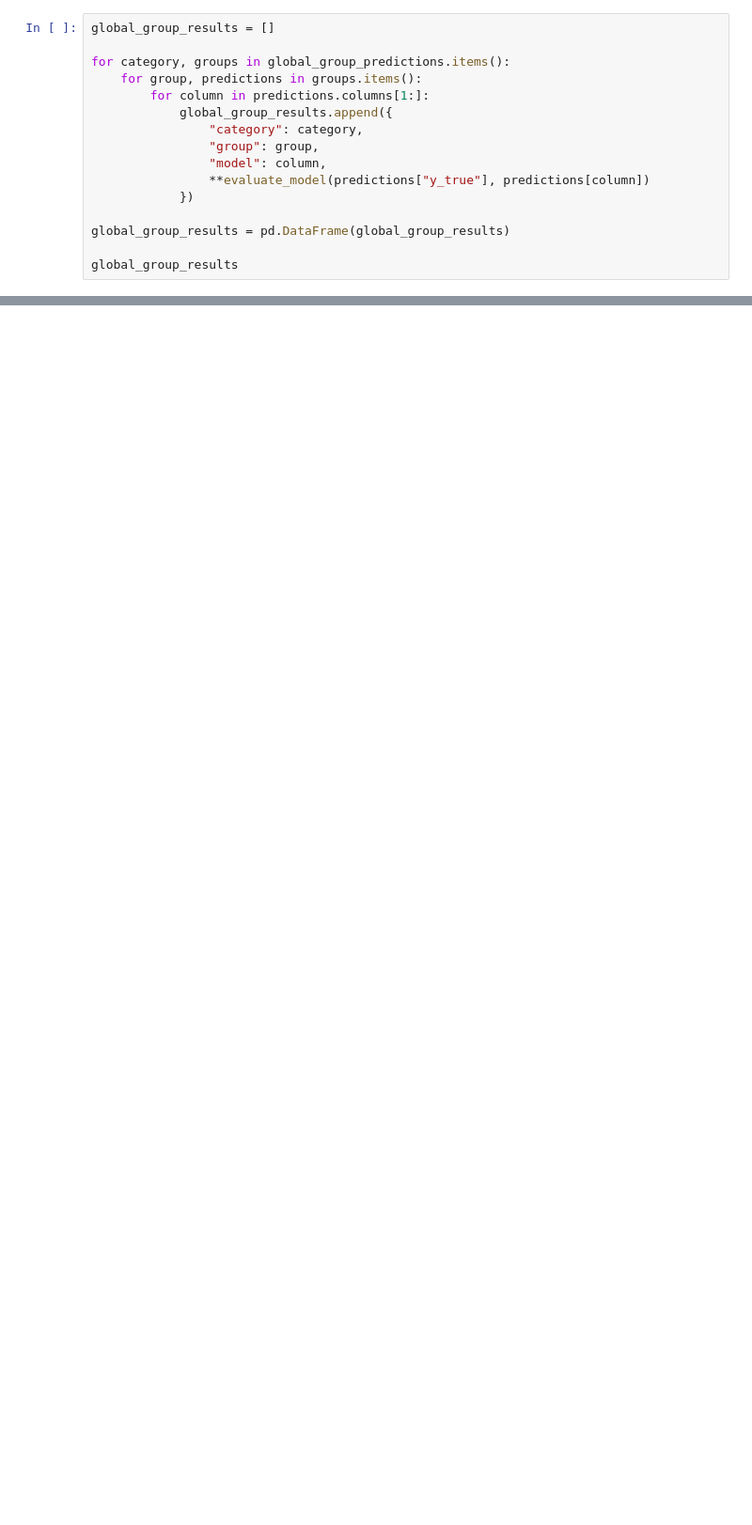
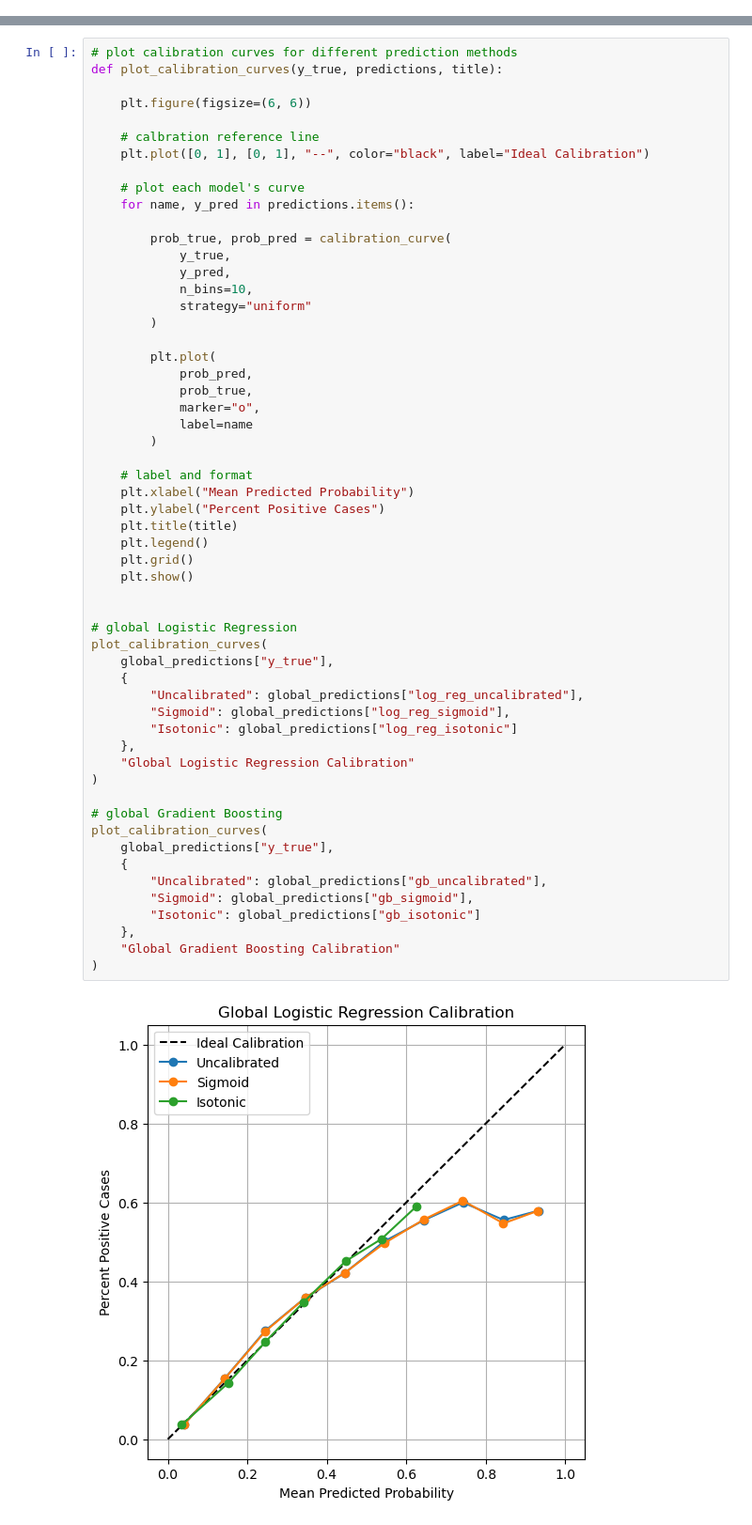
Before and after one commit to emurilloreyes/demographic-diabetes-calibration, a Jupyter notebook: notebooks/04_model_performance.ipynb, the cells around one changed output, grey strips where cells are left out. Shown at 94% size. Drawn from its saved outputs; the diff is of its cells as text; blank space fills up the shorter version.

Commit message:
Add files via upload
brier score and roc-auc
initial plotting

```diff
--- a/notebooks/04_model_performance.ipynb
+++ b/notebooks/04_model_performance.ipynb
@@ -92,16 +45,0 @@ demographic_results
-# %%
-global_group_results = []
-
-for category, groups in global_group_predictions.items():
-    for group, predictions in groups.items():
-        for column in predictions.columns[1:]:
-            global_group_results.append({
-                "category": category,
-                "group": group,
-                "model": column,
-                **evaluate_model(predictions["y_true"], predictions[column])
-            })
-
-global_group_results = pd.DataFrame(global_group_results)
-
-global_group_results
@@ -121,0 +163,58 @@ global_group_results
+# %%
+# plot calibration curves for different prediction methods
+def plot_calibration_curves(y_true, predictions, title):
+
+    plt.figure(figsize=(6, 6))
+
+    # calbration reference line
+    plt.plot([0, 1], [0, 1], "--", color="black", label="Ideal Calibration")
+
+    # plot each model's curve
+    for name, y_pred in predictions.items():
+
+        prob_true, prob_pred = calibration_curve(
+            y_true,
+            y_pred,
+            n_bins=10,
+            strategy="uniform"
+        )
+
+        plt.plot(
+            prob_pred,
+            prob_true,
+            marker="o",
+            label=name
+        )
+
+    # label and format
+    plt.xlabel("Mean Predicted Probability")
+    plt.ylabel("Percent Positive Cases")
+    plt.title(title)
+    plt.legend()
+    plt.grid()
+    plt.show()
+
+
+# global Logistic Regression
+plot_calibration_curves(
+    global_predictions["y_true"],
+    {
+        "Uncalibrated": global_predictions["log_reg_uncalibrated"],
+        "Sigmoid": global_predictions["log_reg_sigmoid"],
+        "Isotonic": global_predictions["log_reg_isotonic"]
+    },
+    "Global Logistic Regression Calibration"
+)
+
+# global Gradient Boosting
+plot_calibration_curves(
+    global_predictions["y_true"],
+    {
+        "Uncalibrated": global_predictions["gb_uncalibrated"],
+        "Sigmoid": global_predictions["gb_sigmoid"],
+        "Isotonic": global_predictions["gb_isotonic"]
+    },
+    "Global Gradient Boosting Calibration"
+)
+# %% [output]
+[figure, added]
```
Also changed, not shown: parts of 13 cells of this notebook.
